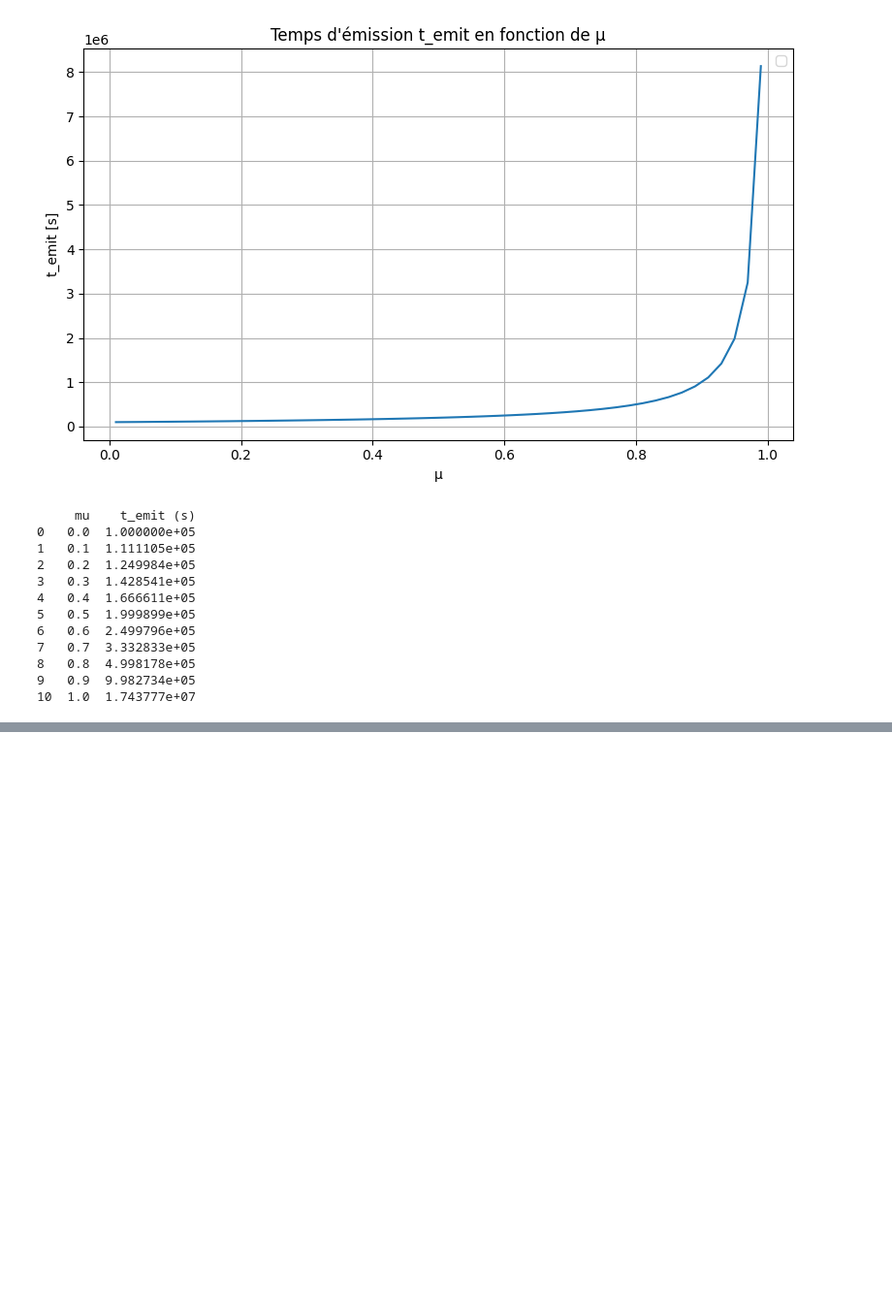
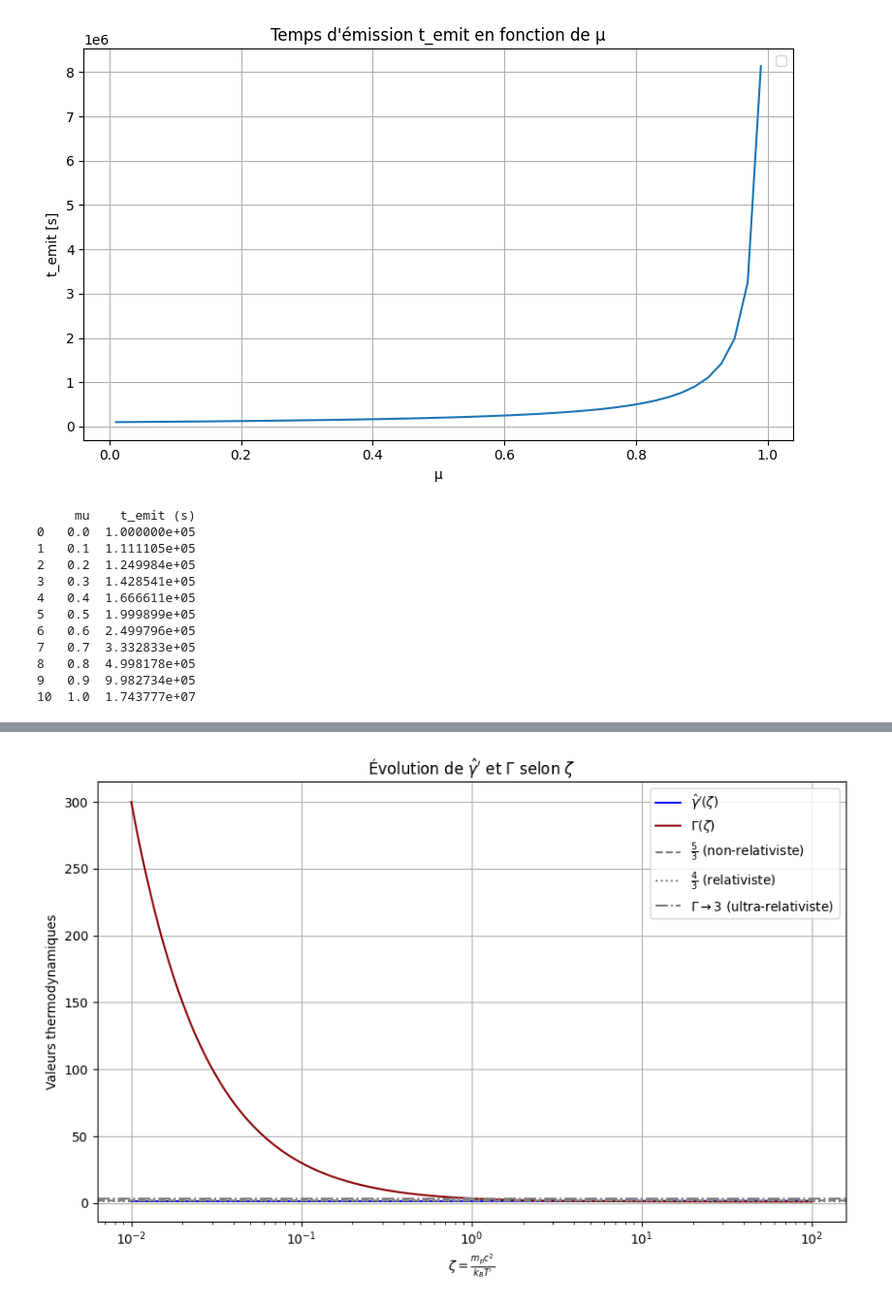
Before and after one commit to KSourya/Stage-M1, a Jupyter notebook: Stage_GRB.ipynb, the cells around one changed output, grey strips where cells are left out. Shown at 97% size. Cells and saved outputs as stored; diff of their text form; code cells hidden in the pictures; blank space fills up the shorter version.

```diff
--- a/Stage_GRB.ipynb
+++ b/Stage_GRB.ipynb
@@ -281,0 +372,19 @@ print(df)
+# %%
+# Tracé
+plt.figure(figsize=(9,6))
+plt.plot(zeta_vals, gamma_vals, label=r'$\hat{\gamma}^\prime(\zeta)$', color='blue')
+plt.plot(zeta_vals, Gamma_vals, label=r'$\Gamma(\zeta)$', color='darkred')
+plt.axhline(5/3, color='gray', linestyle='--', label=r'$\frac{5}{3}$ (non-relativiste)')
+plt.axhline(4/3, color='gray', linestyle=':', label=r'$\frac{4}{3}$ (relativiste)')
+plt.axhline(3, color='gray', linestyle='-.', label=r'$\Gamma \to 3$ (ultra-relativiste)')
+
+plt.xscale('log')
+plt.xlabel(r'$\zeta = \frac{m_p c^2}{k_B T^\prime}$')
+plt.ylabel(r'Valeurs thermodynamiques')
+plt.title("Évolution de $\hat{\gamma}^\prime$ et $\Gamma$ selon $\zeta$")
+plt.legend()
+plt.grid(True)
+plt.tight_layout()
+plt.show()
+# %% [output]
+[figure, added]
```
Also changed, not shown: parts of 4 cells of this notebook.
